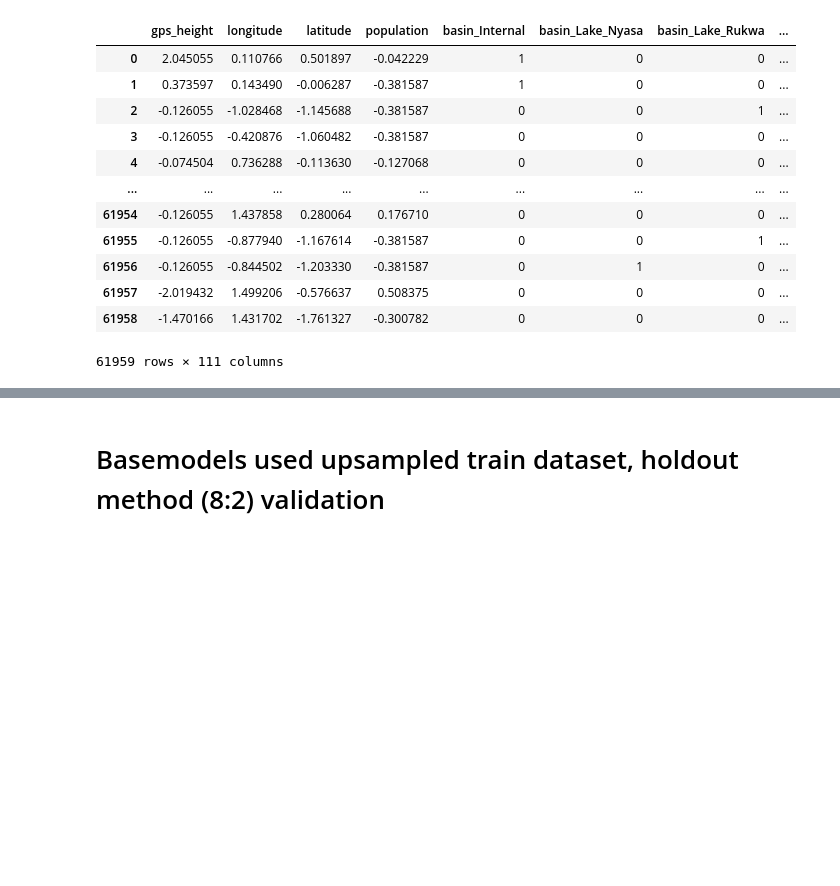
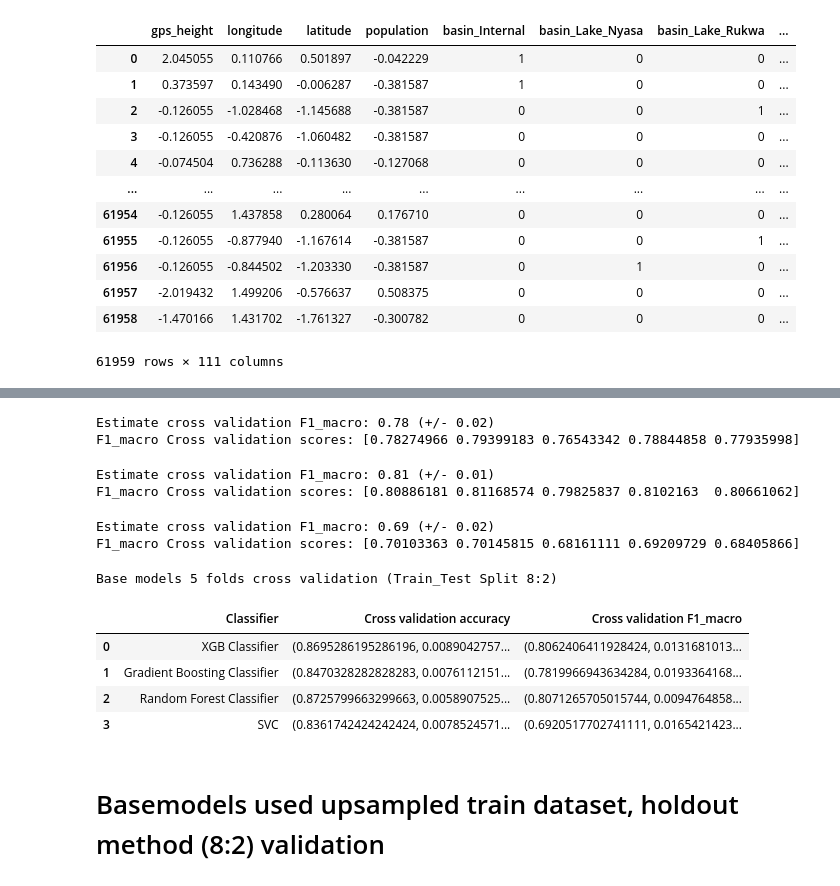
Before and after one commit to yukaberry/portfolio_tanzania_water_pumps, a Jupyter notebook: experiment4.ipynb, the cells around one changed output, grey strips where cells are left out. Saved outputs shown, nothing was run; the diff lists cells and outputs as text; code cells hidden in the pictures; blank space fills up the shorter version.

```diff
--- a/Untitled.ipynb
+++ b/experiment4.ipynb
@@ -116,3 +200,34 @@ Name: status_group, dtype: int64
+# %%
+cross_validation_score_f1_base_gbc,estimated_f1_base_gbc = return_x_val_f1_macro(GBC,X_train,y_train)
+# %% [output]
+Estimate cross validation F1_macro: 0.78 (+/- 0.02)
+F1_macro Cross validation scores: [0.78274966 0.79399183 0.76543342 0.78844858 0.77935998]
+# %%
+cross_validation_score_f1_base_rfc,estimated_f1_base_rfc = return_x_val_f1_macro(RFC,X_train,y_train)
+# %% [output]
+Estimate cross validation F1_macro: 0.81 (+/- 0.01)
+F1_macro Cross validation scores: [0.80886181 0.81168574 0.79825837 0.8102163  0.80661062]
+# %%
+cross_validation_score_f1_base_svc,estimated_f1_base_svc = return_x_val_f1_macro(svc,X_train,y_train)
+# %% [output]
+Estimate cross validation F1_macro: 0.69 (+/- 0.02)
+F1_macro Cross validation scores: [0.70103363 0.70145815 0.68161111 0.69209729 0.68405866]
+# %%
+results_x_val={'Classifier':["XGB Classifier","Gradient Boosting Classifier","Random Forest Classifier","SVC"],
+'Cross validation accuracy':[estimated_accuracy_base_xgb,estimated_accuracy_base_gbc,estimated_accuracy_base_rfc,estimated_accuracy_base_svc],
+'Cross validation F1_macro':[estimated_f1_base_xgb,estimated_f1_base_gbc,estimated_f1_base_rfc,estimated_f1_base_svc]}
+# %%
+score_report_df_x_val_base =pd.DataFrame(data=results_x_val,columns=['Classifier','Cross validation accuracy','Cross validation F1_macro'])
+# %%
+print("Base models 5 folds cross validation (Train_Test Split 8:2)")
+score_report_df_x_val_base
+# %% [output]
+Base models 5 folds cross validation (Train_Test Split 8:2)
+|  | Classifier | Cross validation accuracy | Cross validation F1_macro |
+| 0 | XGB Classifier | (0.8695286195286196, 0.0089042757... | (0.8062406411928424, 0.0131681013... |
+| 1 | Gradient Boosting Classifier | (0.8470328282828283, 0.0076112151... | (0.7819966943634284, 0.0193364168... |
+| 2 | Random Forest Classifier | (0.8725799663299663, 0.0058907525... | (0.8071265705015744, 0.0094764858... |
+| 3 | SVC | (0.8361742424242424, 0.0078524571... | (0.6920517702741111, 0.0165421423... |
 # %% [markdown]
 # Basemodels used upsampled train dataset, holdout method (8:2) validation
 # %%
```
Also changed, not shown: parts of 17 cells of this notebook, 4 other files.
